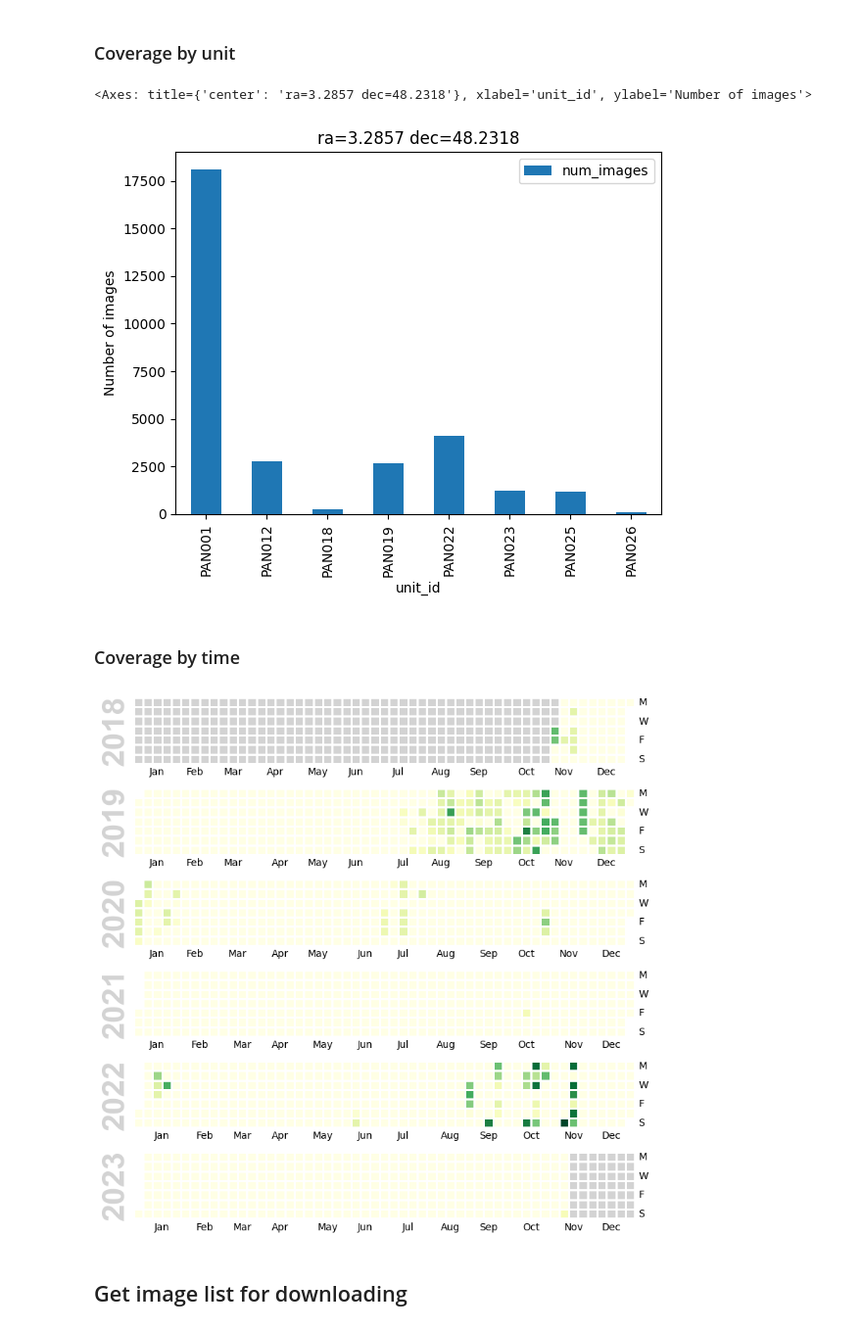
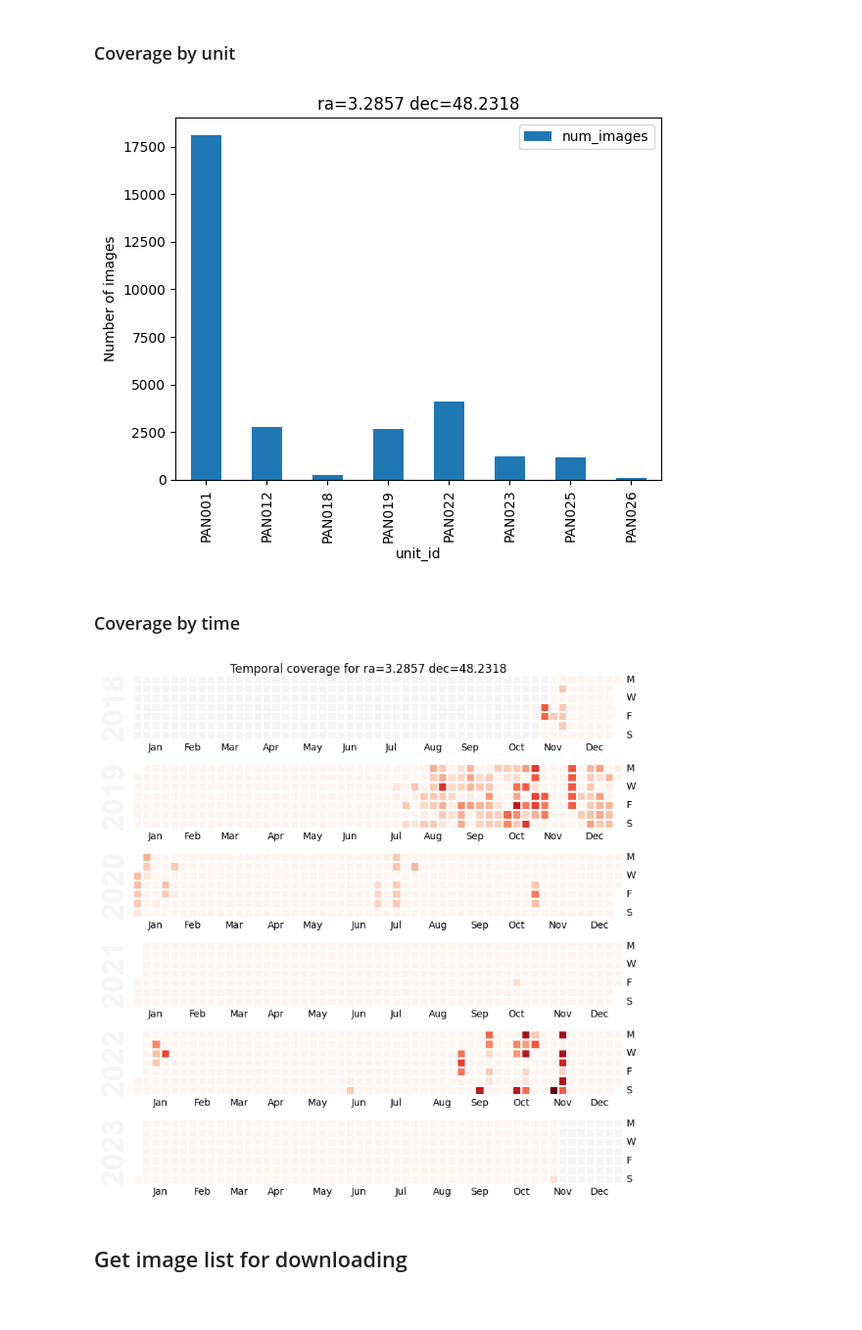
Before and after one commit to panoptes/panoptes-data, a Jupyter notebook: notebooks/ObservationBasicStats.ipynb, the cells around one changed output. Shown at 98% size. Drawn from its saved outputs; the diff is of its cells as text; code cells hidden in the pictures.

```diff
--- a/notebooks/ObservationBasicStats.ipynb
+++ b/notebooks/ObservationBasicStats.ipynb
@@ -69,0 +70,4 @@ observations.sample(3).T
+# %%
+observations['date_time'] = pd.to_datetime(observations.time).dt.tz_localize(None)
+# %%
+obs_by_day = observations.set_index('date_time').resample('D').num_images.sum()
@@ -143,9 +159,8 @@ top_units.plot(
     x='unit_id', y='num_images',
     title=f'ra={top_ra} dec={top_dec}',
     ylabel='Number of images'
-)
+);
 # %% [output]
-<Axes: title={'center': 'ra=3.2857 dec=48.2318'}, xlabel='unit_id', ylabel='Number of images'>
 [figure]
 # %% [markdown]
 ### Coverage by time
@@ -155,17 +170,15 @@ top_observations['date_time'] = top_observations.time.dt.tz_localize(None)
 top_obs_day = top_observations.set_index('date_time').resample('D').num_images.sum()
 # %%
 # Show temporal coverage of field.
-calplot = calmap.calendarplot(
+fig, axes = calmap.calendarplot(
     top_obs_day,
-    cmap='YlGn',
-    fillcolor='lightgrey',
     daylabels='MTWTFSS',
     dayticks=[0, 2, 4, 6],
-    linewidth=2,
-    fig_kws=dict(figsize=(8, 8))
+    fig_kws=dict(figsize=(8, 8)),
 )
+fig.suptitle(f'Temporal coverage for ra={top_ra} dec={top_dec}');
 # %% [output]
-[figure, old version]
+[figure, new version]
 # %% [markdown]
 ## Get image list for downloading
 # %%
```
Also changed, not shown: parts of 4 cells of this notebook.
